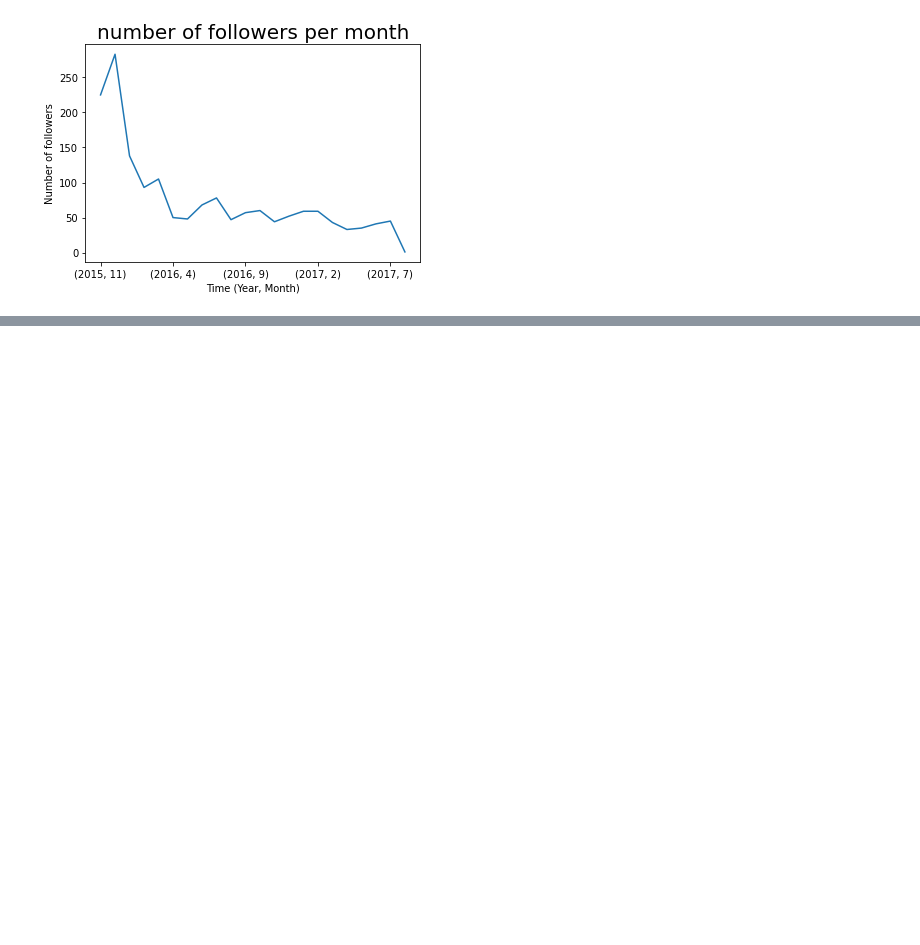
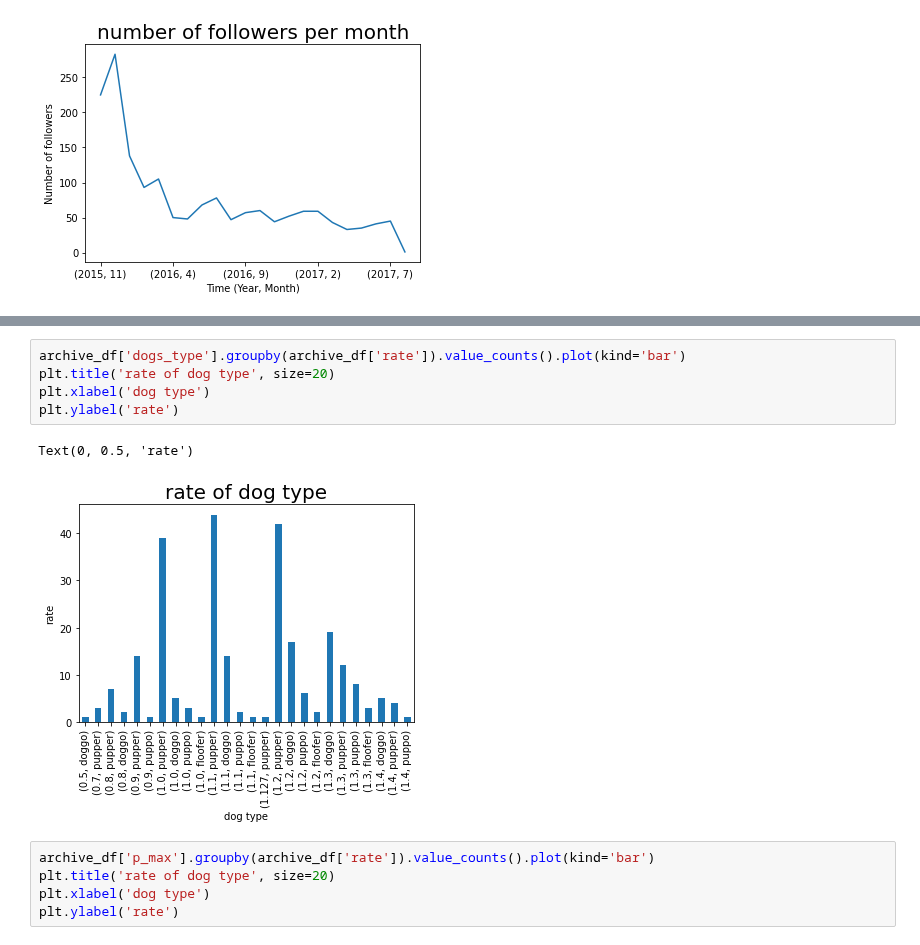
Before and after one commit to hagerElsehaimy/WeRateDogs, a Jupyter notebook: WeRateDogs.ipynb, the cells around one changed output, grey strips where cells are left out. Cells and saved outputs as stored; diff of their text form; blank space fills up the shorter version.

```diff
--- a/WeRateDogs.ipynb
+++ b/WeRateDogs.ipynb
@@ -881,0 +877,13 @@ TypeError: `Series.plot()` should not be called with positional arguments, only
+# %%
+archive_df['dogs_type'].groupby(archive_df['rate']).value_counts().plot(kind='bar')
+plt.title('rate of dog type', size=20)
+plt.xlabel('dog type')
+plt.ylabel('rate')
+# %% [output]
+Text(0, 0.5, 'rate')
+[figure, added]
+# %%
+archive_df['p_max'].groupby(archive_df['rate']).value_counts().plot(kind='bar')
+plt.title('rate of dog type', size=20)
+plt.xlabel('dog type')
+plt.ylabel('rate')
```
Also changed, not shown: parts of 2 cells of this notebook.
